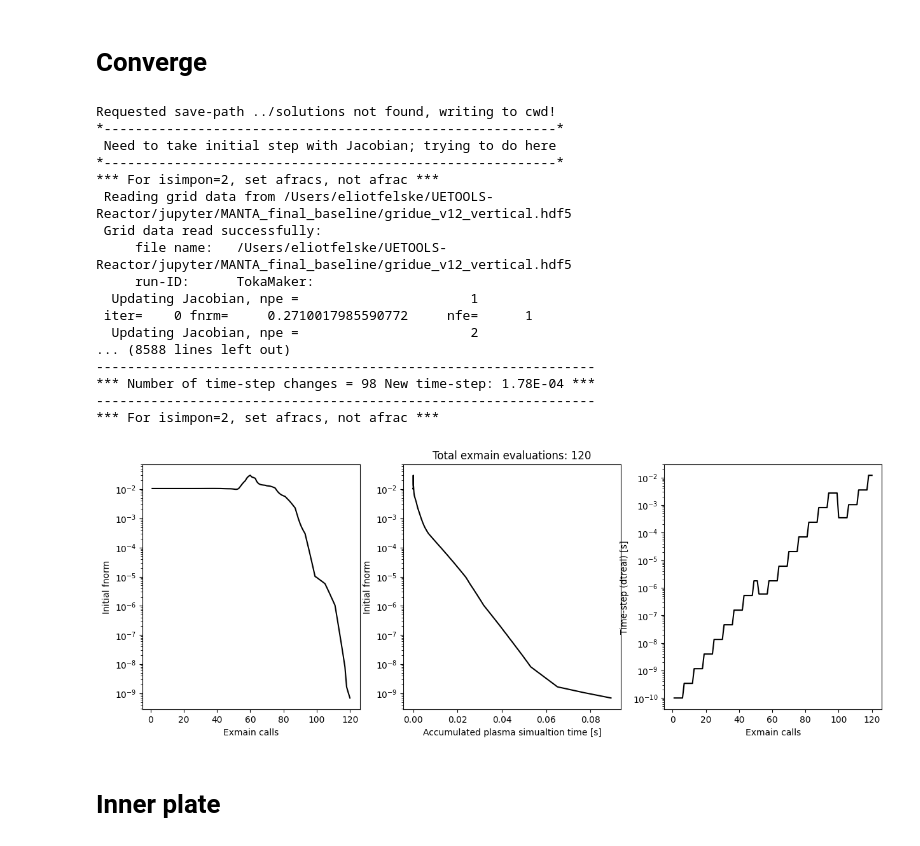
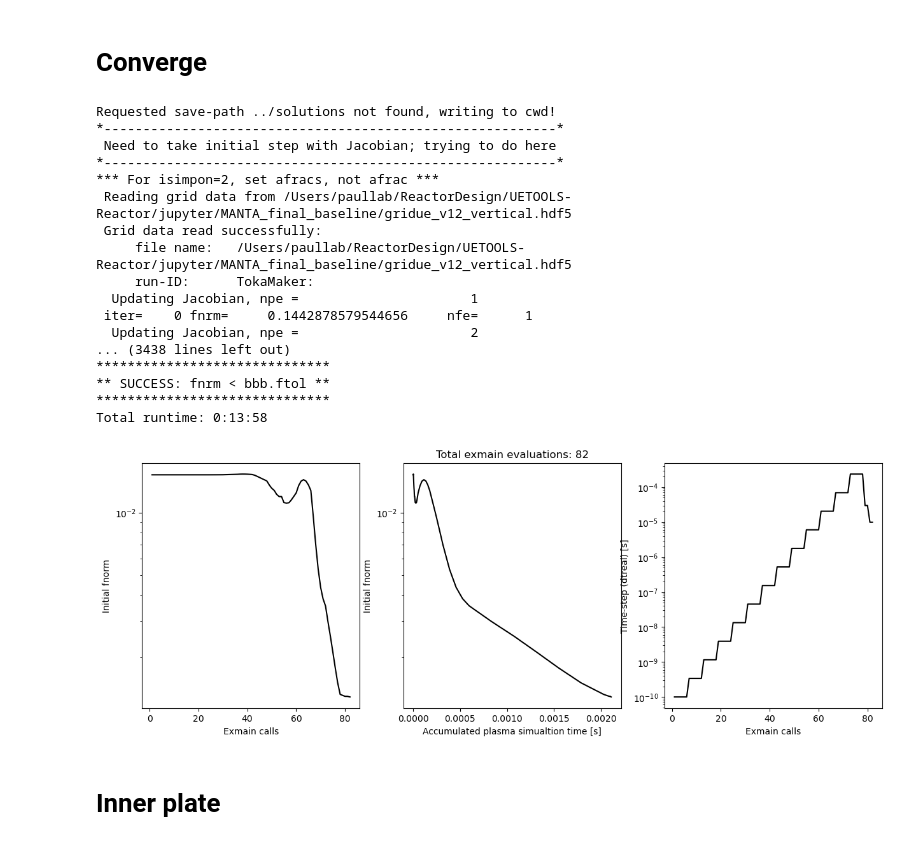
Before and after one commit to KasaiYuki/UETOOLS-Reactor, a Jupyter notebook: jupyter/MANTA_final_baseline/main.ipynb, the cells around one changed output. Cells and saved outputs as stored; diff of their text form; code cells hidden in the pictures.

```diff
--- a/jupyter/MANTA_final_baseline/main.ipynb
+++ b/jupyter/MANTA_final_baseline/main.ipynb
@@ -140,10 +141,10 @@ plot_sinksource(c)
 # %%
 import subprocess
 bbb.isbcwdt=0
-proc = subprocess.Popen(['caffeinate'])
+proc = subprocess.Popen(['caffeinate', "-d", "-u", "-i", "-s"])
 
 try:
-    c.converge(savefname='reconverged_v12_p3.93_n2.38_imp1e4_d0.05_ke0.06_ki0.1', dtreal=1e-10)
+    c.converge(savefname='reconverged_v12_p3.93_n2.38_imp3e2_d0.05_ke0.06_ki0.1', dtreal=1e-10)
     os.system("printf '\7'") #macos plays sound after converging
 finally:
     # Terminate caffeinate
@@ -154,22 +155,22 @@ Requested save-path ../solutions not found, writing to cwd!
  Need to take initial step with Jacobian; trying to do here
 *----------------------------------------------------------*
 *** For isimpon=2, set afracs, not afrac ***
- Reading grid data from /Users/eliotfelske/UETOOLS-Reactor/jupyter/MANTA_final_baseline/gridue_v12_vertical.hdf5
+ Reading grid data from /Users/paullab/ReactorDesign/UETOOLS-Reactor/jupyter/MANTA_final_baseline/gridue_v12_vertical.hdf5
  Grid data read successfully:
-     file name:   /Users/eliotfelske/UETOOLS-Reactor/jupyter/MANTA_final_baseline/gridue_v12_vertical.hdf5
+     file name:   /Users/paullab/ReactorDesign/UETOOLS-Reactor/jupyter/MANTA_final_baseline/gridue_v12_vertical.hdf5
      run-ID:      TokaMaker:
   Updating Jacobian, npe =                      1
- iter=    0 fnrm=     0.2710017985590772     nfe=      1
+ iter=    0 fnrm=     0.1442878579544656     nfe=      1
   Updating Jacobian, npe =                      2
-... (8588 lines left out)
-----------------------------------------------------------------
-*** Number of time-step changes = 98 New time-step: 1.78E-04 ***
-----------------------------------------------------------------
-*** For isimpon=2, set afracs, not afrac ***
+... (3438 lines left out)
+******************************
+** SUCCESS: fnrm < bbb.ftol **
+******************************
+Total runtime: 0:13:58
 # %%
-c.solver.convergenceanalysis('reconverged_v12_p4_n2_imp1e4_d0.05_ke0.06_ki0.1_last_ii2.hdf5');
+c.solver.convergenceanalysis('reconverged_v12_p3.93_n2.38_imp3e3_d0.05_ke0.06_ki0.1_last_ii2.hdf5');
 # %% [output]
-[figure, old version]
+[figure, new version]
 # %% [markdown]
 # Inner plate
 # %%
```
Also changed, not shown: parts of 15 cells of this notebook, 2 other files.
